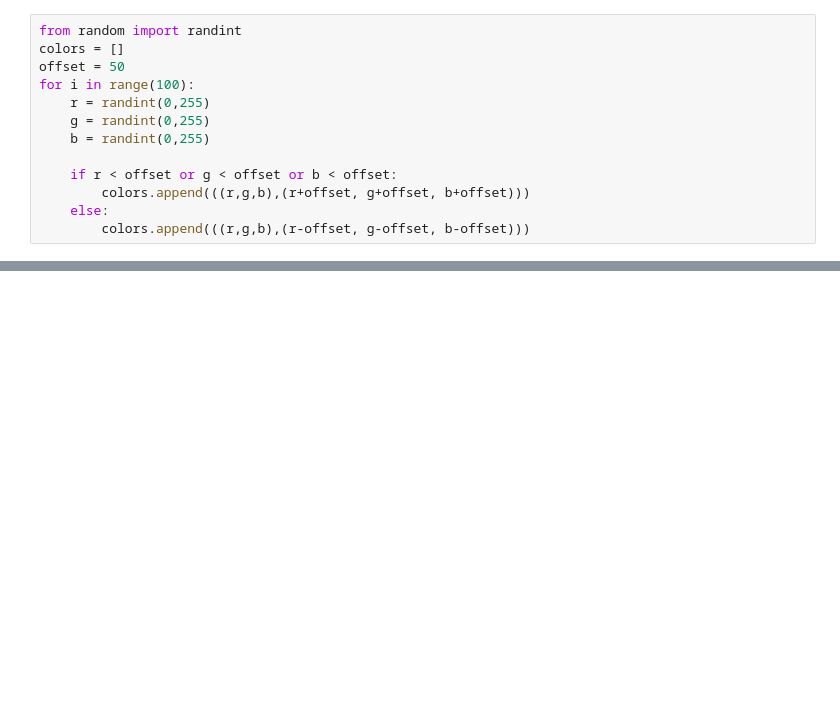
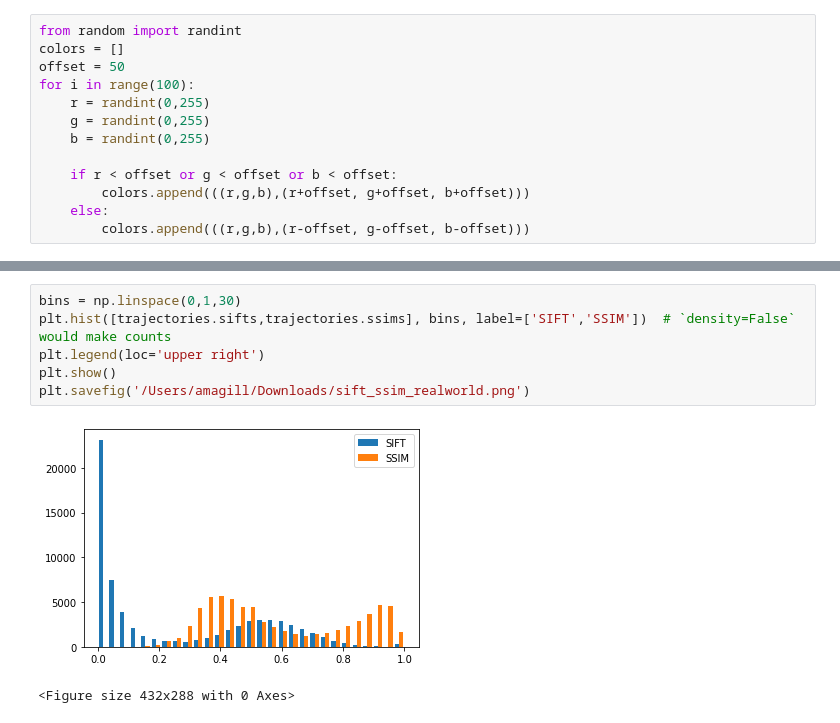
Before and after one commit to andrewmagill/motaustin, a Jupyter notebook: simple_tracking.ipynb, the cells around one changed output, grey strips where cells are left out. Cells and saved outputs as stored; diff of their text form; blank space fills up the shorter version.

```diff
--- a/simple_tracking.ipynb
+++ b/simple_tracking.ipynb
@@ -799,0 +974,9 @@ video_frames.clear()
+# %%
+bins = np.linspace(0,1,30)
+plt.hist([trajectories.sifts,trajectories.ssims], bins, label=['SIFT','SSIM'])  # `density=False` would make counts
+plt.legend(loc='upper right')
+plt.show()
+plt.savefig('/Users/amagill/Downloads/sift_ssim_realworld.png')
+# %% [output]
+[figure, added]
+<Figure size 432x288 with 0 Axes>
```
Also changed, not shown: parts of 8 cells of this notebook, 1 other file.
